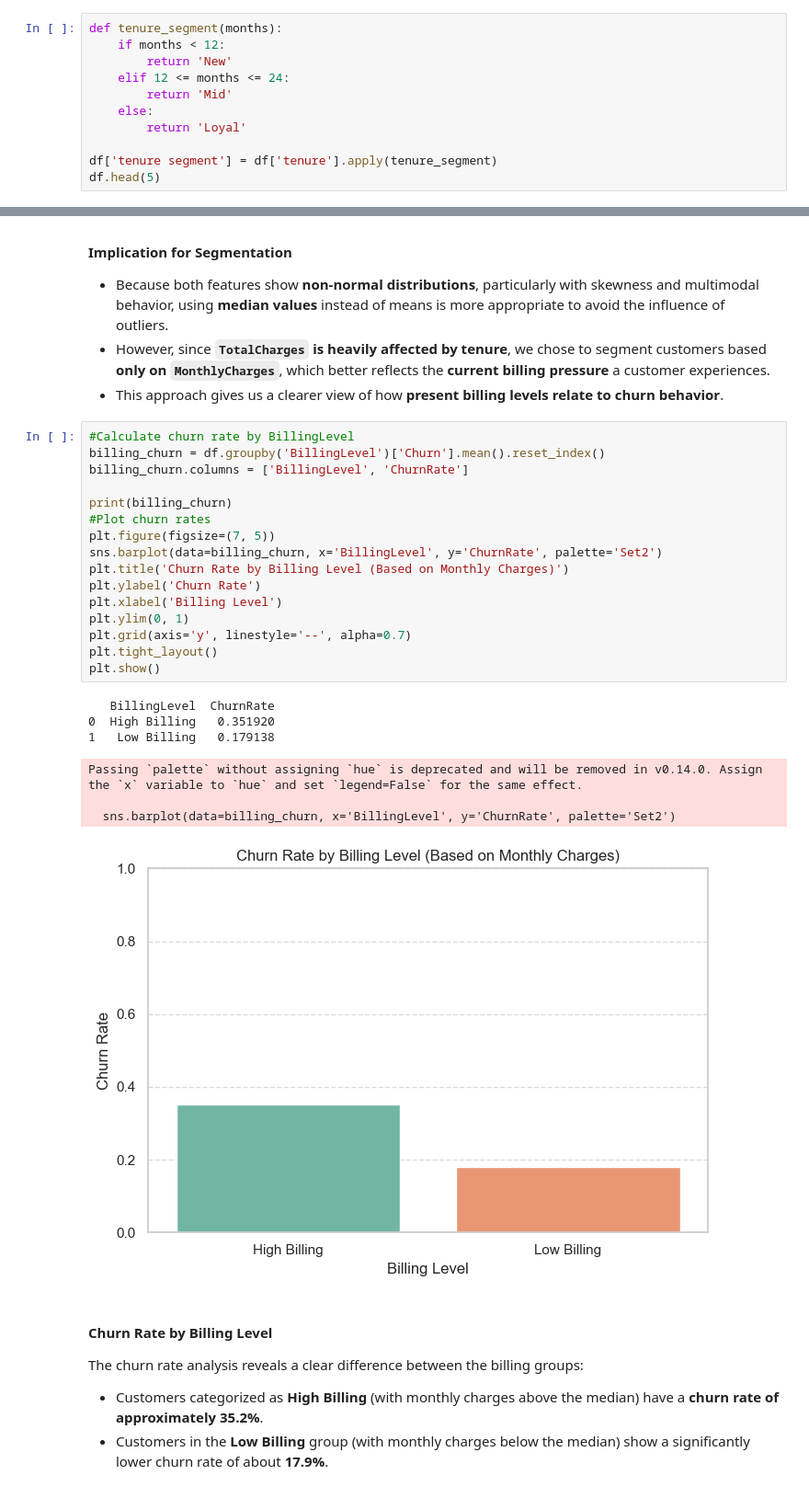
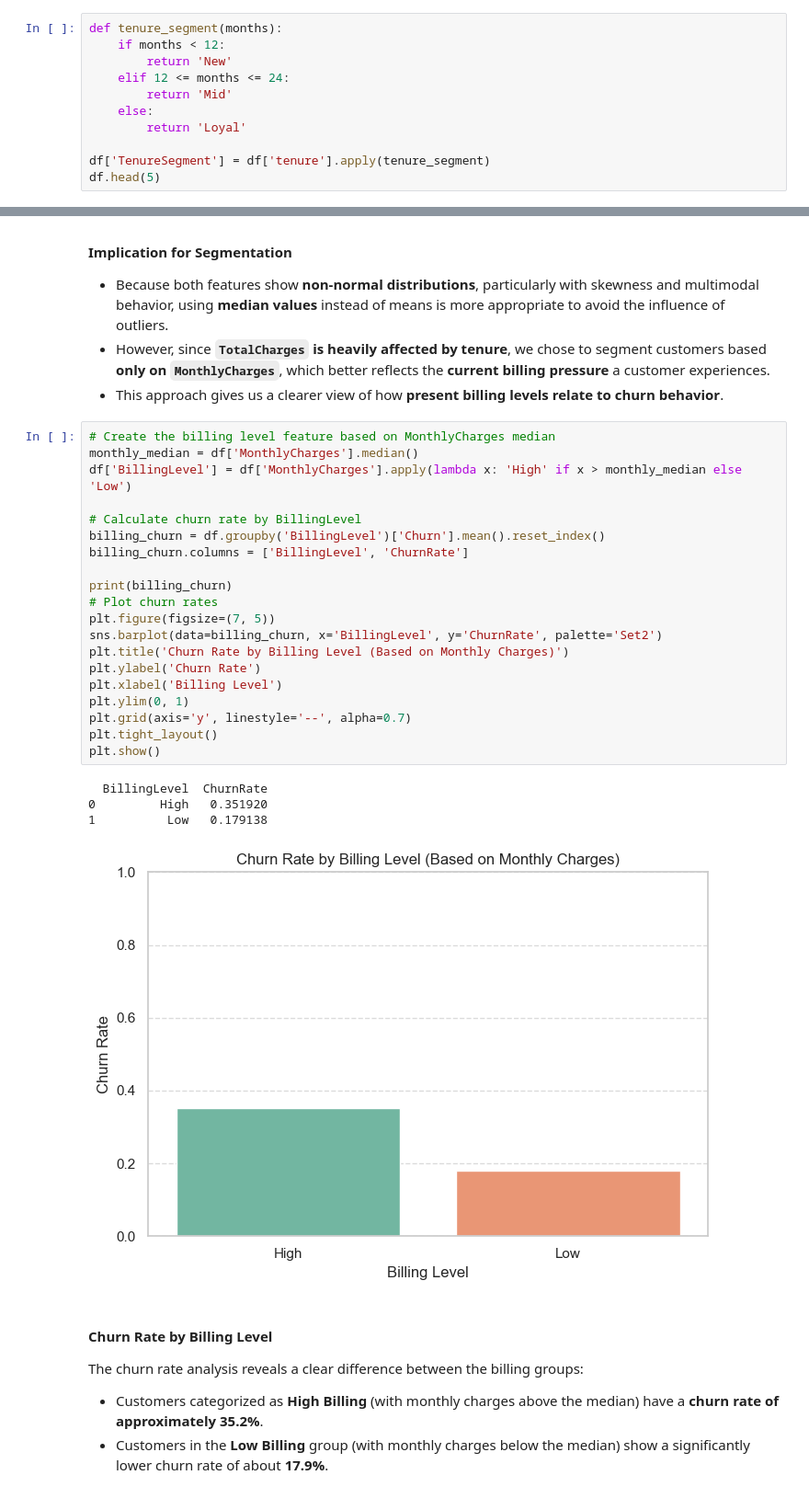
Before and after one commit to yugan243/Telco-Customer-Churn, a Jupyter notebook: Notebooks/2_class_imbalance_analysis.ipynb, the cells around one changed output, grey strips where cells are left out. Shown: that part at 92% size. Drawn from its saved outputs; the diff is of its cells as text.

Commit message:
Analyze with more new customer segments and finalized the class imabalance analysis

```diff
--- a/Notebooks/2_class_imbalance_analysis.ipynb
+++ b/Notebooks/2_class_imbalance_analysis.ipynb
@@ -100,7 +103,7 @@ def tenure_segment(months):
     else:
         return 'Loyal'
 
-df['tenure segment'] = df['tenure'].apply(tenure_segment)
+df['TenureSegment'] = df['tenure'].apply(tenure_segment)
 df.head(5)
 # %% [output]
 |  | customerID | gender | SeniorCitizen | Partner | Dependents | tenure | PhoneService | MultipleLines | ... |
@@ -361,29 +358,30 @@ To understand customer billing behavior, we analyzed the distributions of `Month
 - However, since **`TotalCharges` is heavily affected by tenure**, we chose to segment customers based **only on `MonthlyCharges`**, which better reflects the **current billing pressure** a customer experiences.
 - This approach gives us a clearer view of how **present billing levels relate to churn behavior**.
 # %%
-#Calculate churn rate by BillingLevel
+# Create the billing level feature based on MonthlyCharges median
+monthly_median = df['MonthlyCharges'].median()
+df['BillingLevel'] = df['MonthlyCharges'].apply(lambda x: 'High' if x > monthly_median else 'Low')
+
+# Calculate churn rate by BillingLevel
 billing_churn = df.groupby('BillingLevel')['Churn'].mean().reset_index()
 billing_churn.columns = ['BillingLevel', 'ChurnRate']
 
 print(billing_churn)
-#Plot churn rates
+# Plot churn rates
 plt.figure(figsize=(7, 5))
 sns.barplot(data=billing_churn, x='BillingLevel', y='ChurnRate', palette='Set2')
 plt.title('Churn Rate by Billing Level (Based on Monthly Charges)')
 plt.ylabel('Churn Rate')
 plt.xlabel('Billing Level')
 plt.ylim(0, 1)
 plt.grid(axis='y', linestyle='--', alpha=0.7)
 plt.tight_layout()
 plt.show()
 # %% [output]
-   BillingLevel  ChurnRate
-0  High Billing   0.351920
-1   Low Billing   0.179138
+  BillingLevel  ChurnRate
+0         High   0.351920
+1          Low   0.179138
-Passing `palette` without assigning `hue` is deprecated and will be removed in v0.14.0. Assign the `x` variable to `hue` and set `legend=False` for the same effect.
-
-  sns.barplot(data=billing_churn, x='BillingLevel', y='ChurnRate', palette='Set2')
-[figure, old version]
+[figure, new version]
 # %% [markdown]
 #### Churn Rate by Billing Level
 
```
Also changed, not shown: parts of 21 cells of this notebook, 2 other files.
